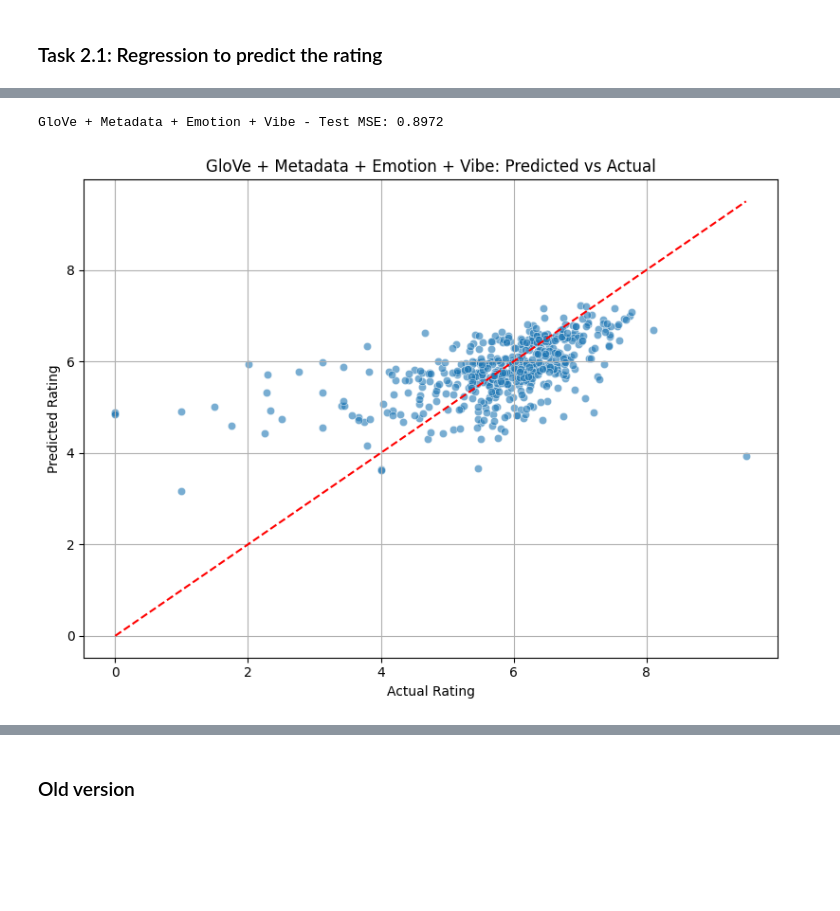
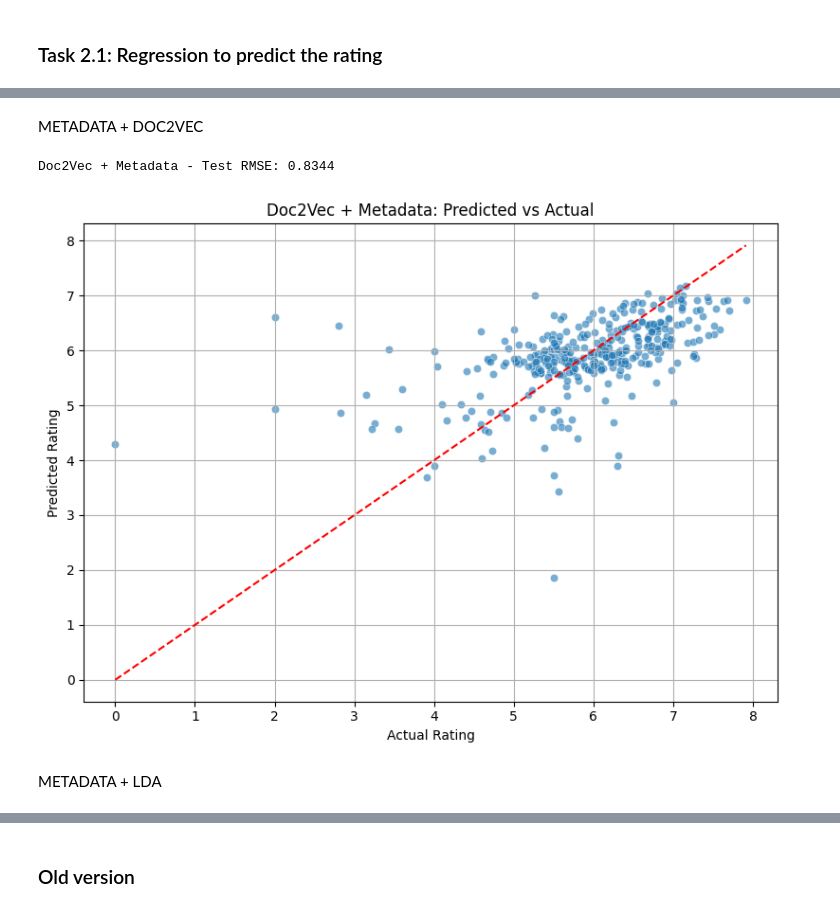
Before and after one commit to alexgaarciia/MLApps_BoardGames, a Jupyter notebook: mlapps_final_project.ipynb, the cells around one changed output, grey strips where cells are left out. Drawn from its saved outputs; the diff is of its cells as text; code cells hidden in the pictures; blank space fills up the shorter version.

```diff
--- a/mlapps_final_project.ipynb
+++ b/mlapps_final_project.ipynb
@@ -83,7 +106,7 @@ from sklearn.metrics import mean_squared_error
 # %% [markdown]
 ## Data loading
 # %%
-filename = "boardgames_2000.csv"
+filename = "boardgames_3000.csv"
 df = pd.read_csv(filename, sep=";")
 df.head()
 # %% [output]
@@ -546,7 +558,7 @@ df["glove_vector"] = df["clean_description"].apply(lambda x: get_glove_vector(x,
 X_glove = np.vstack(df["glove_vector"])
 
 # Metadata features
-X_meta = df[["complexity", "year"]].values
+X_meta = df[["complexity", "year", "minplayers", "maxplayers", "playingtime", "minage"]].values
 
 # One-hot encode for emotion + vibe
 encoder = OneHotEncoder(drop="first", sparse_output=False)
@@ -567,9 +579,10 @@ def train_and_evaluate(X, y, model_name="Model", regressor=None):
     regressor.fit(X_train, y_train)
     y_pred = regressor.predict(X_test)
     mse = mean_squared_error(y_test, y_pred)
-    print(f"{model_name} - Test MSE: {mse:.4f}")
+    rmse = np.sqrt(mse)
+    print(f"{model_name} - Test RMSE: {rmse:.4f}")
     plot_pred_vs_actual(y_test, y_pred, title=model_name)
-    return regressor
+    return regressor, mse, rmse
 
 def plot_pred_vs_actual(y_true, y_pred, title="Prediction Plot"):
     plt.figure(figsize=(8, 6))
@@ -609,6 +632,10 @@ GloVe + Metadata - Test MSE: 0.8919
+# %% [markdown]
+METADATA + DOC2VEC
 # %%
-X_full = np.hstack([X_glove, X_meta, X_tone])
-_ = train_and_evaluate(X_full, y, model_name="GloVe + Metadata + Emotion + Vibe")
+X_doc2vec_meta = np.hstack([X_doc2vec, X_meta, X_tone])
+model_doc2vec_meta = train_and_evaluate(X_doc2vec_meta, y, model_name="Doc2Vec + Metadata")
 # %% [output]
-GloVe + Metadata + Emotion + Vibe - Test MSE: 0.8972
+Doc2Vec + Metadata - Test RMSE: 0.8344
-[figure, old version]
+[figure, new version]
+# %% [markdown]
+METADATA + LDA
```
Also changed, not shown: parts of 36 cells of this notebook.
